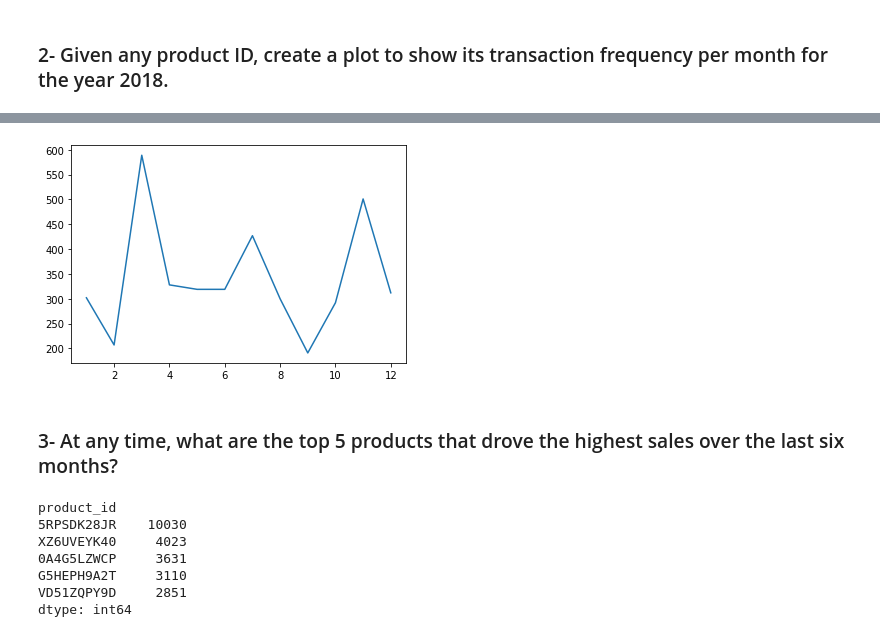
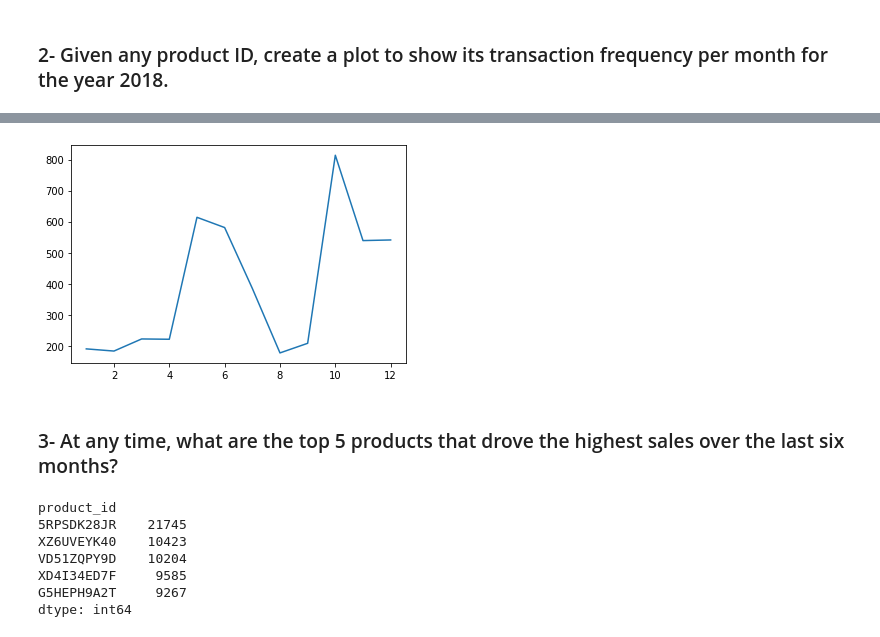
Before and after one commit to halikhani/customer_transactions_history, a Jupyter notebook: DataProcessing.ipynb, the cells around one changed output, grey strips where cells are left out. Drawn from its saved outputs; the diff is of its cells as text; code cells hidden in the pictures.

Commit message:
Bug fixed in "get_last_n_month_highest_sale" method

```diff
--- a/DataProcessing.ipynb
+++ b/DataProcessing.ipynb
@@ -26,7 +26,5 @@ transactions
 # %%
 transactions['year'] = pd.DatetimeIndex(transactions['date']).year
 transactions['month'] = pd.DatetimeIndex(transactions['date']).month
-transactions['day'] = pd.DatetimeIndex(transactions['date']).day
-# transactions['hour'] = pd.DatetimeIndex(transactions['date']).hour
 transactions
 # %% [output]
@@ -86,8 +60,8 @@ def plot_trans_perMonth(productID, year):
     monthly_bill = year_filtered_df.groupby(['product_id', 'month']).size()
     plt.plot(monthly_bill[productID])
 # %%
-plot_trans_perMonth('ZWL2RHU5YP', 2019)
+plot_trans_perMonth('ZWL2RHU5YP', 2018)
 # %% [output]
-[figure, old version]
+[figure, new version]
 # %% [markdown]
 ### 3- At any time, what are the top 5 products that drove the highest sales over the last six months?
@@ -102,10 +80,10 @@ def get_last_N_month_highest_sale(N, current_year, current_month):
 # %%
-get_last_N_month_highest_sale(6, 2019, 1)
+get_last_n_month_highest_sale(6, 2019, 8)
 # %% [output]
 product_id
-5RPSDK28JR    10030
-XZ6UVEYK40     4023
-0A4G5LZWCP     3631
-G5HEPH9A2T     3110
-VD51ZQPY9D     2851
+5RPSDK28JR    21745
+XZ6UVEYK40    10423
+VD51ZQPY9D    10204
+XD4I34ED7F     9585
+G5HEPH9A2T     9267
 dtype: int64
```
Also changed, not shown: parts of 17 cells of this notebook.
